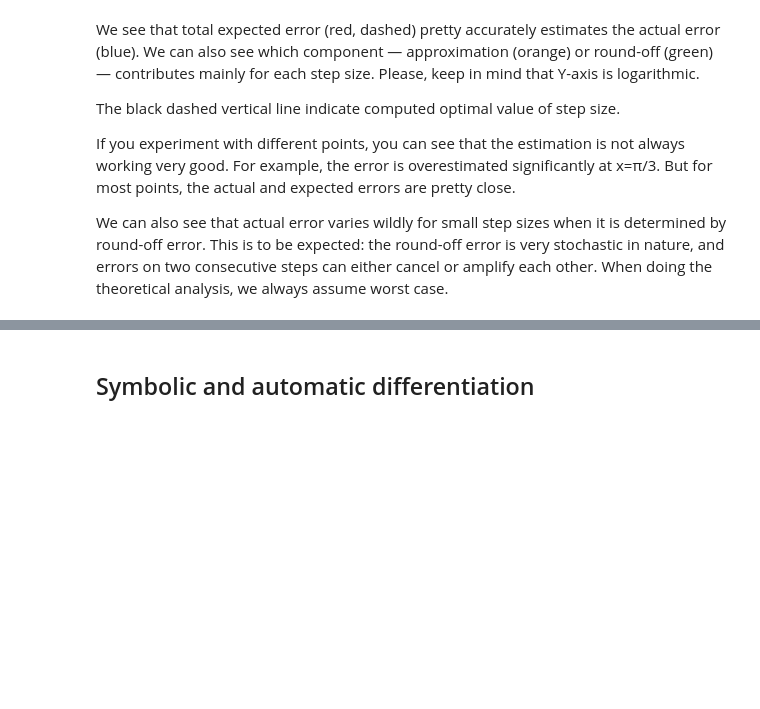
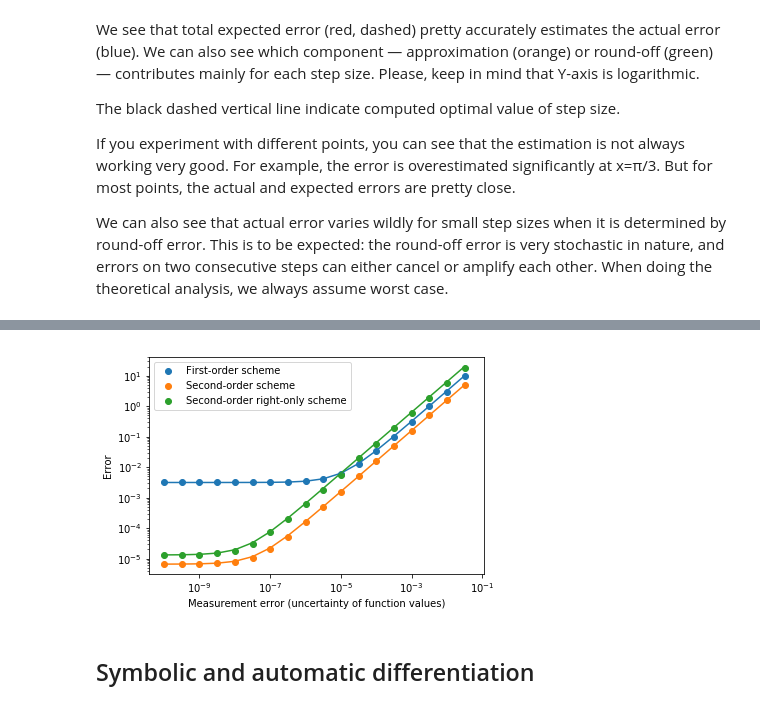
Before and after one commit to al42and/innopolis-s18-hpc, a Jupyter notebook: 2_Numerical_Differentiation/2_Numerical_Differentiation.ipynb, the cells around one changed output, grey strips where cells are left out. Cells and saved outputs as stored; diff of their text form; code cells hidden in the pictures; blank space fills up the shorter version.

```diff
--- a/2_Numerical_Differentiation/2_Numerical_Differentiation.ipynb
+++ b/2_Numerical_Differentiation/2_Numerical_Differentiation.ipynb
@@ -66,3 +162,22 @@ We can also see that actual error varies wildly for small step sizes when it is
+# %%
+n = 500
+es = 10.0**(np.arange(-10, -1, 0.5))
+errs = np.array([get_errors(e, n) for e in es])
+
+plt.scatter(es, errs[:, 0], label='First-order scheme')
+plt.scatter(es, errs[:, 2], label='Second-order scheme')
+plt.scatter(es, errs[:, 4], label='Second-order right-only scheme')
+plt.gca().set_prop_cycle(None)
+plt.plot(es, errs[:, 1])
+plt.plot(es, errs[:, 3])
+plt.plot(es, errs[:, 5])
+plt.legend()
+plt.loglog()
+plt.xlabel('Measurement error (uncertainty of function values)')
+plt.ylabel('Error')
+plt.show()
+# %% [output]
+[figure, added]
 # %% [markdown]
 ## Symbolic and automatic differentiation
 # %% [markdown]
```
Also changed, not shown: parts of 8 cells of this notebook.
